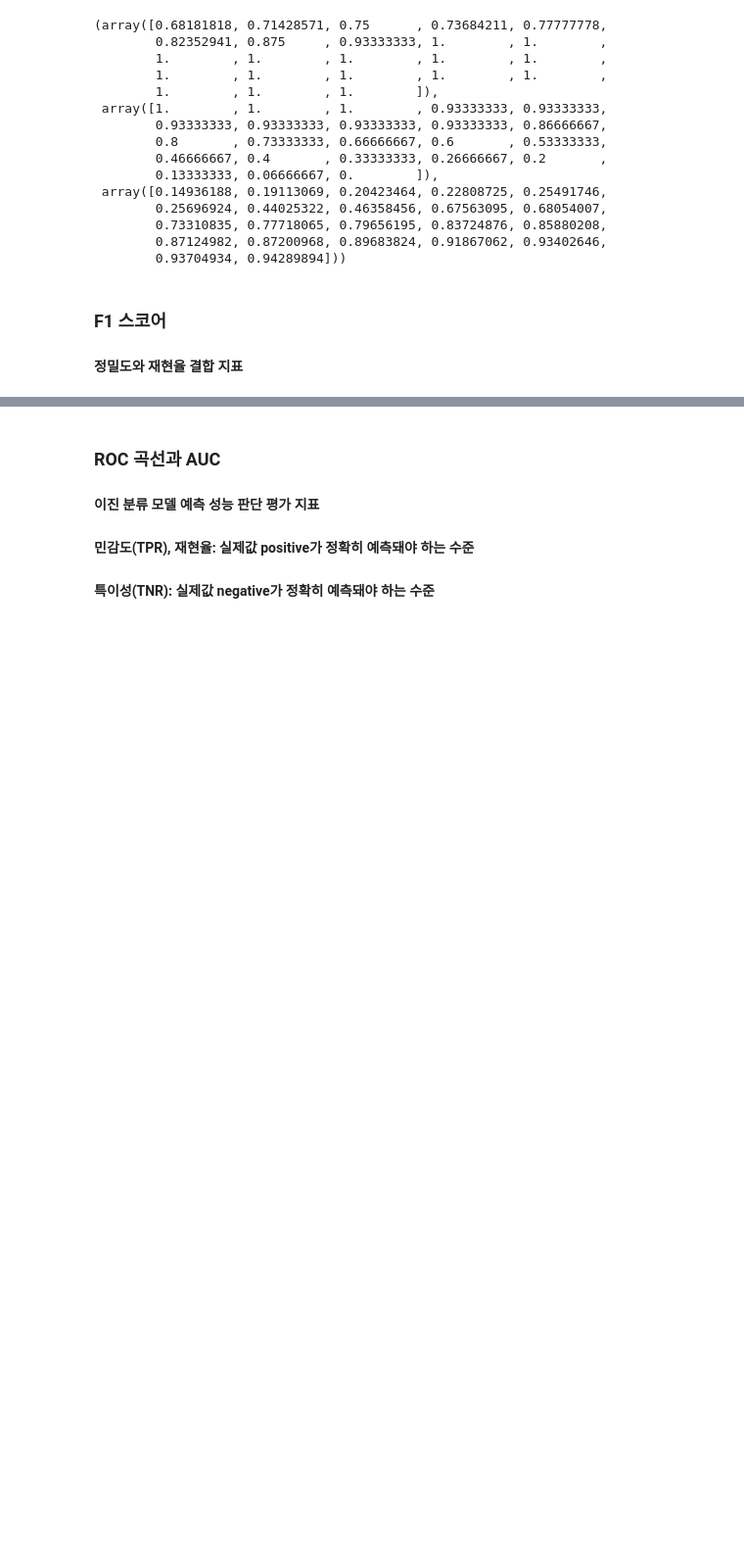
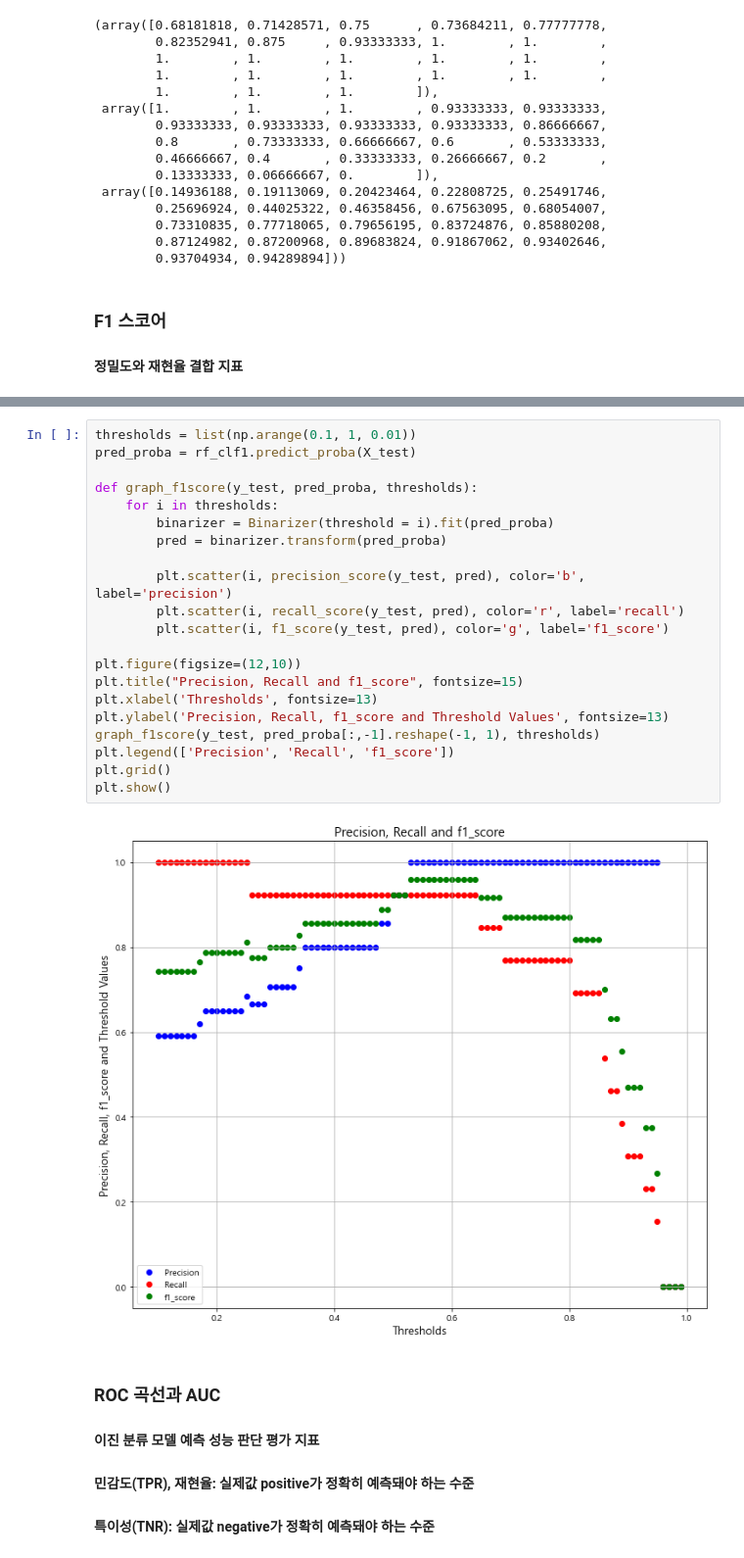
Before and after one commit to jkim0313/project1_dajopay, a Jupyter notebook: modeling.ipynb, the cells around one changed output, grey strips where cells are left out. Shown at 98% size. Drawn from its saved outputs; the diff is of its cells as text; blank space fills up the shorter version.

```diff
--- a/modeling.ipynb
+++ b/modeling.ipynb
@@ -1130,3 +1303,26 @@ get_eval_by_threshold(y_test, pred_proba[:, 1].reshape(-1, 1), thresholds)
+# %%
+thresholds = list(np.arange(0.1, 1, 0.01))
+pred_proba = rf_clf1.predict_proba(X_test)
+
+def graph_f1score(y_test, pred_proba, thresholds):
+    for i in thresholds:
+        binarizer = Binarizer(threshold = i).fit(pred_proba)
+        pred = binarizer.transform(pred_proba)
+
+        plt.scatter(i, precision_score(y_test, pred), color='b', label='precision')
+        plt.scatter(i, recall_score(y_test, pred), color='r', label='recall')
+        plt.scatter(i, f1_score(y_test, pred), color='g', label='f1_score')
+
+plt.figure(figsize=(12,10))
+plt.title("Precision, Recall and f1_score", fontsize=15)
+plt.xlabel('Thresholds', fontsize=13)
+plt.ylabel('Precision, Recall, f1_score and Threshold Values', fontsize=13)
+graph_f1score(y_test, pred_proba[:,-1].reshape(-1, 1), thresholds)
+plt.legend(['Precision', 'Recall', 'f1_score'])
+plt.grid()
+plt.show()
+# %% [output]
+[figure, added]
 # %% [markdown]
 ### ROC 곡선과 AUC
 #### 이진 분류 모델 예측 성능 판단 평가 지표
```
Also changed, not shown: parts of 49 cells of this notebook, 2 other files.
